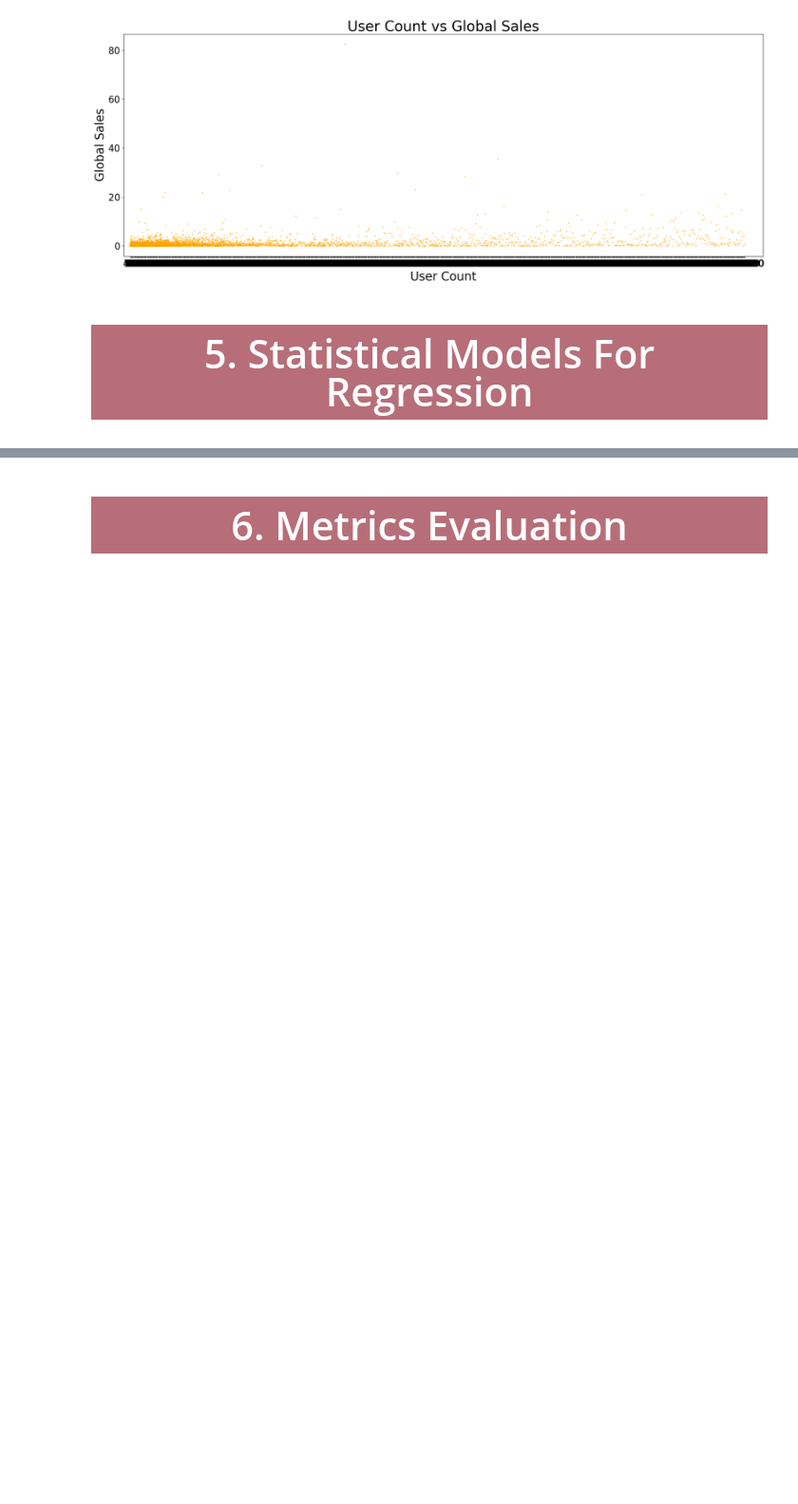
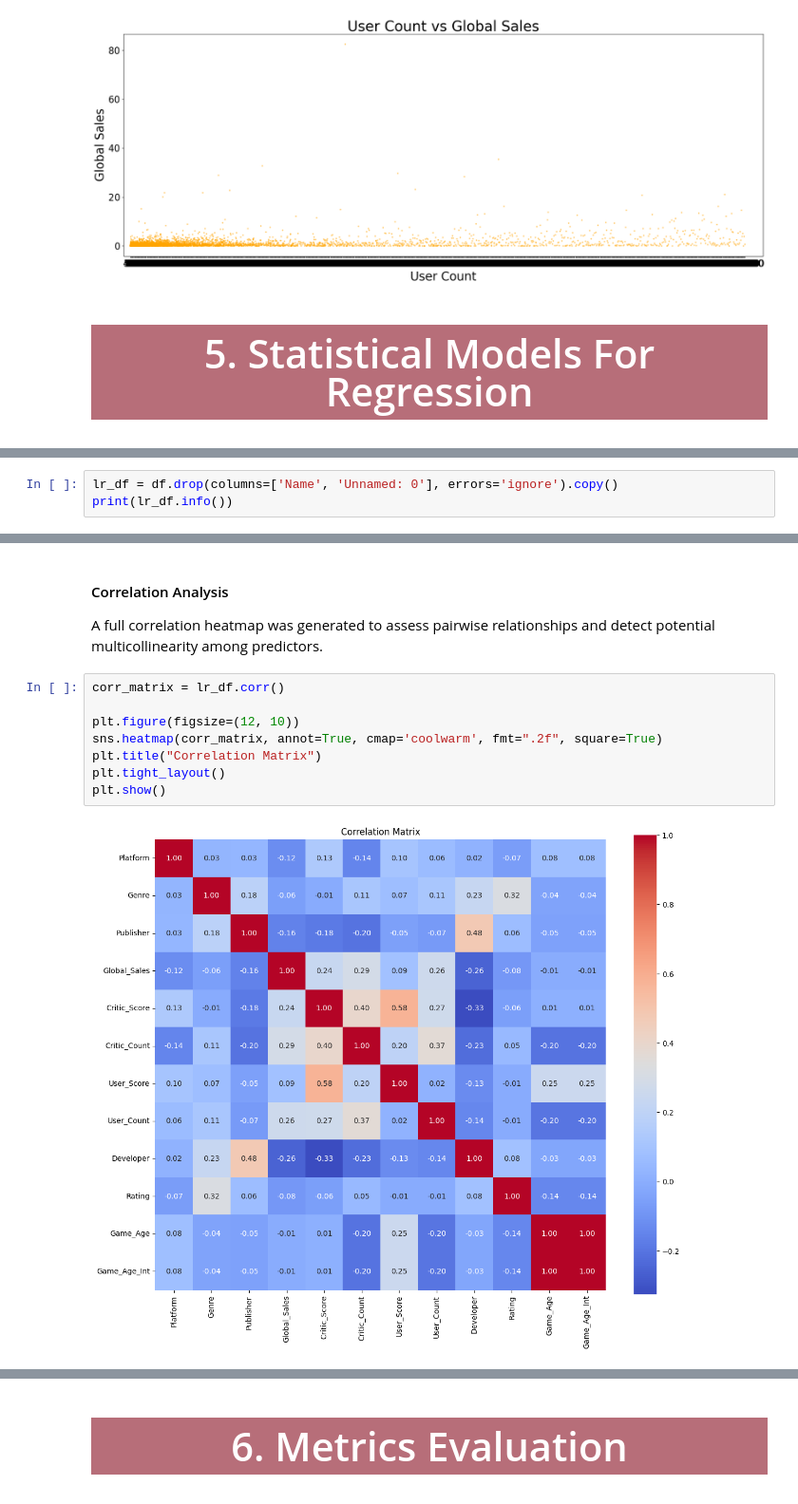
Before and after one commit to Assyl99/RR_project, a Jupyter notebook: Regression_Video_Games.ipynb, the cells around one changed output, grey strips where cells are left out. Shown at 95% size. Drawn from its saved outputs; the diff is of its cells as text; blank space fills up the shorter version.

```diff
--- a/Regression_Video_Games.ipynb
+++ b/Regression_Video_Games.ipynb
@@ -627,0 +959,3 @@ plt.show()
+# %%
+lr_df = df.drop(columns=['Name', 'Unnamed: 0'], errors='ignore').copy()
+print(lr_df.info())
@@ -627,0 +1038,13 @@ plt.show()
+# %% [markdown]
+#### Correlation Analysis
+   A full correlation heatmap was generated to assess pairwise relationships and detect potential multicollinearity among predictors.
+# %%
+corr_matrix = lr_df.corr()
+
+plt.figure(figsize=(12, 10))
+sns.heatmap(corr_matrix, annot=True, cmap='coolwarm', fmt=".2f", square=True)
+plt.title("Correlation Matrix")
+plt.tight_layout()
+plt.show()
+# %% [output]
+[figure, added]
```
Also changed, not shown: parts of 53 cells of this notebook.
